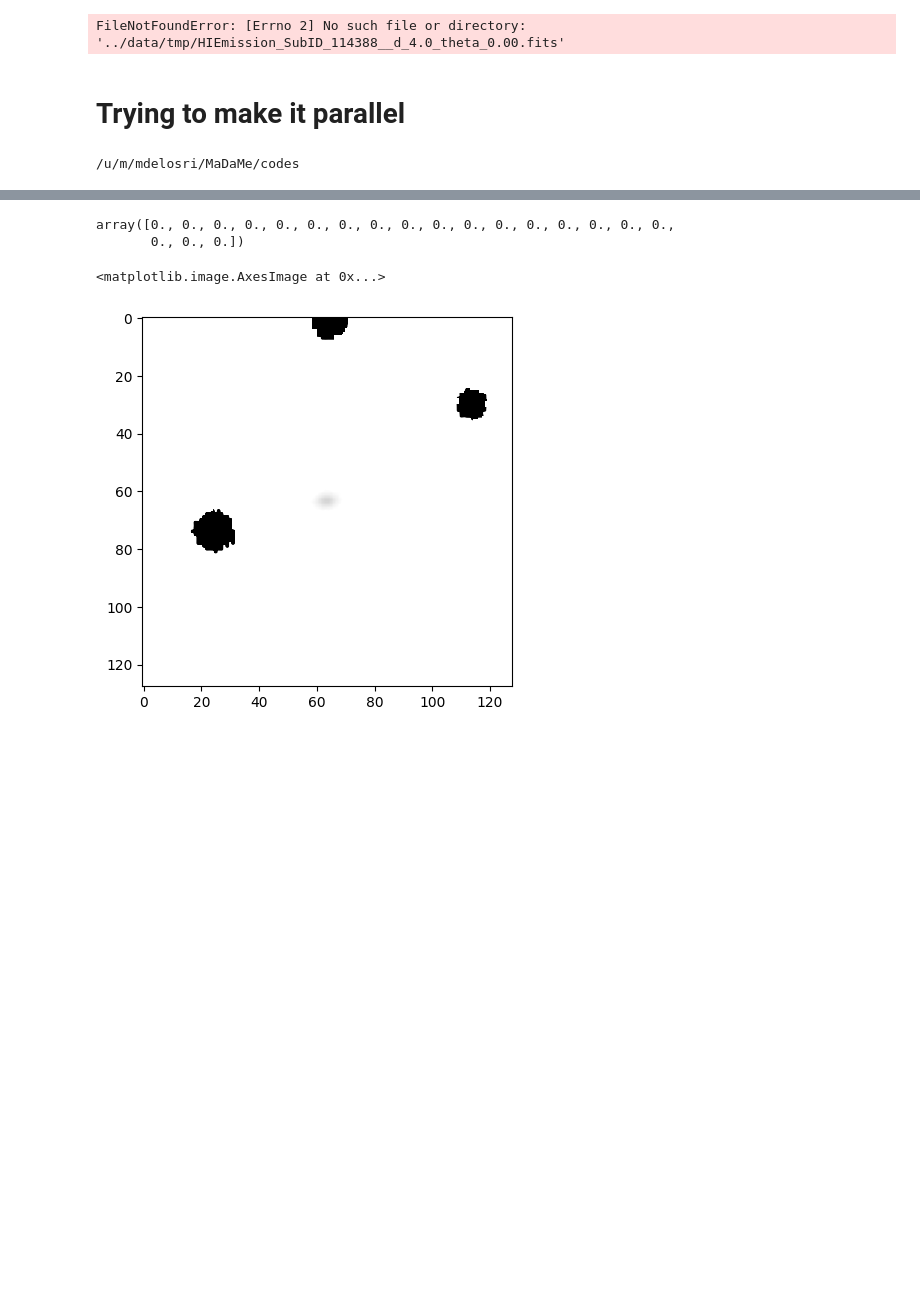
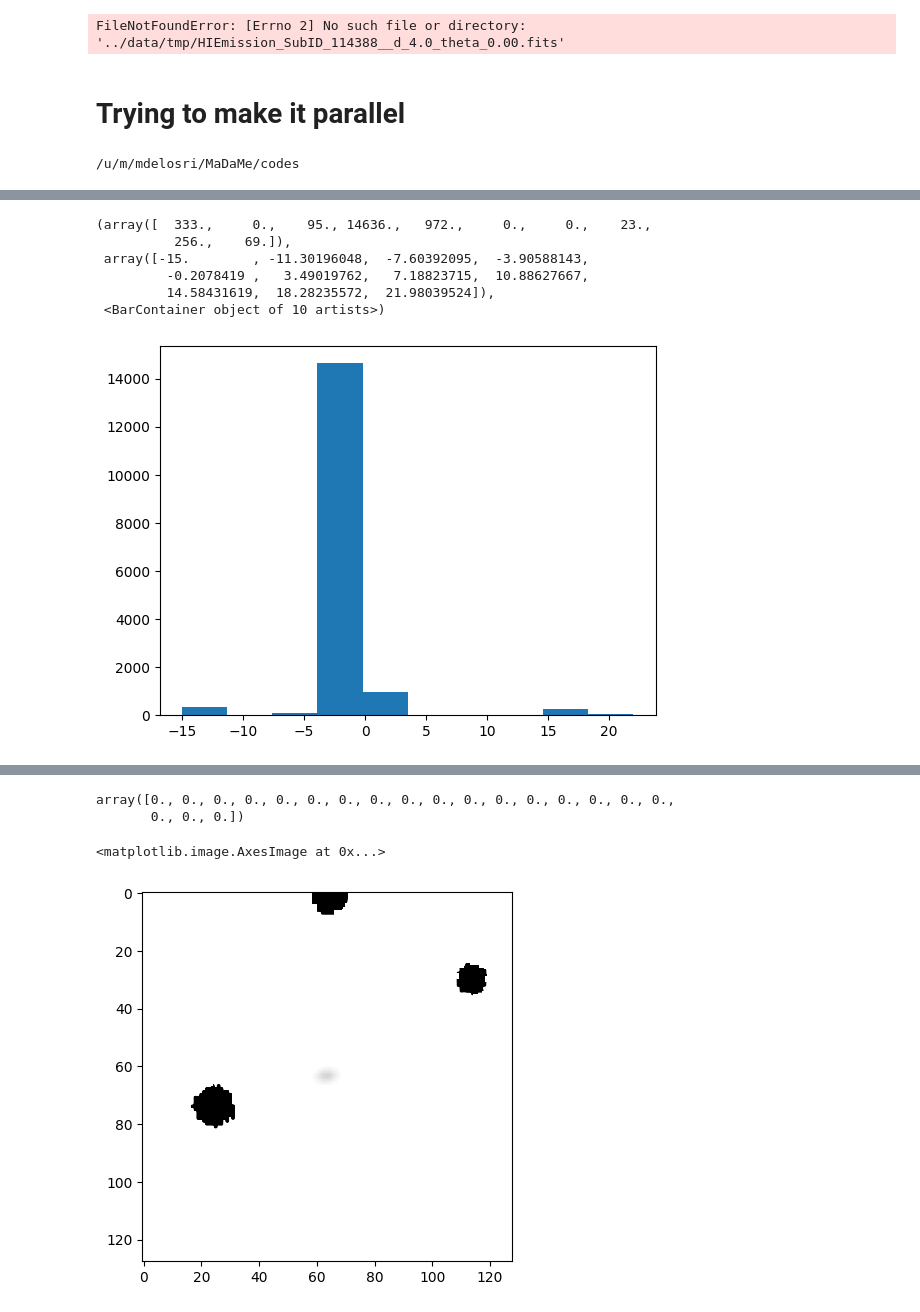
Before and after one commit to Martindelosrios/MaDaMe, a Jupyter notebook: codes/FullPropertiesGals.ipynb, the cells around one changed output, grey strips where cells are left out. Cells and saved outputs as stored; diff of their text form; code cells hidden in the pictures; blank space fills up the shorter version.

```diff
--- a/codes/FullPropertiesGals.ipynb
+++ b/codes/FullPropertiesGals.ipynb
@@ -2796,0 +2827,12 @@ array([0., 0., 0., 0., 0., 0., 0., 0., 0.])
+# %%
+gal0 = np.load('../data/TNGgalaxies/137885/SDSS_Z_d_20.0_theta_1.57.npy')
+# %%
+plt.hist(np.log10(gal0.flatten() + 1e-15))
+# %% [output]
+(array([  333.,     0.,    95., 14636.,   972.,     0.,     0.,    23.,
+          256.,    69.]),
+ array([-15.        , -11.30196048,  -7.60392095,  -3.90588143,
+         -0.2078419 ,   3.49019762,   7.18823715,  10.88627667,
+         14.58431619,  18.28235572,  21.98039524]),
+ <BarContainer object of 10 artists>)
+[figure, added]
```
Also changed, not shown: parts of 39 cells of this notebook, 1 other file.
